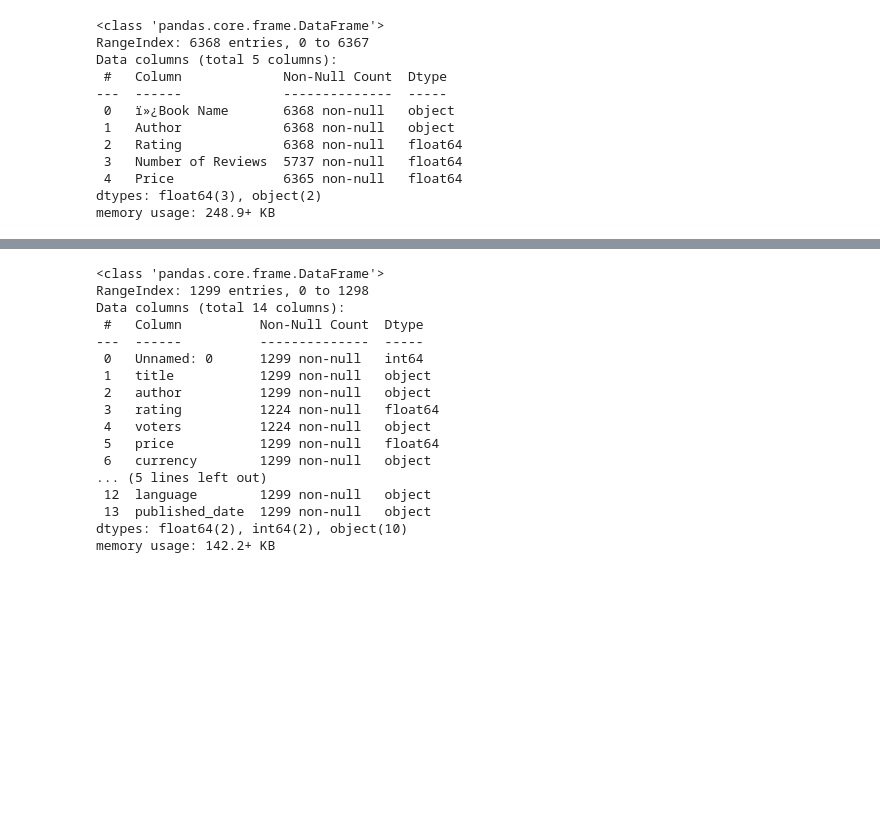
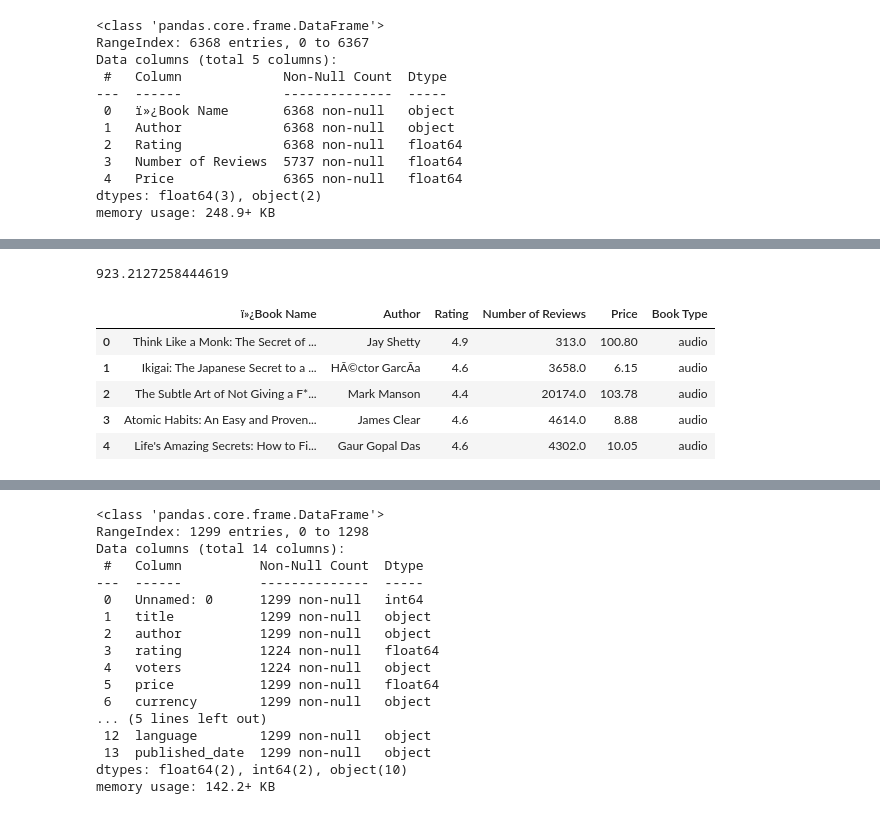
Before and after one commit to laurenmsapp1/comparison_books_audiobooks, a Jupyter notebook: notebooks/comparison_books.ipynb, the cells around one changed output, grey strips where cells are left out. Drawn from its saved outputs; the diff is of its cells as text; code cells hidden in the pictures; blank space fills up the shorter version.

```diff
--- a/notebooks/comparison_books.ipynb
+++ b/notebooks/comparison_books.ipynb
@@ -41,0 +70,19 @@ memory usage: 248.9+ KB
+# %%
+#Figured out the average price prior to updating the column. It turned out that everything has been * 100 so I need to / 100.
+
+avg_price_audio = df_audio["Price"].mean()
+print(avg_price_audio)
+# %% [output]
+923.2127258444619
+# %%
+#Divided the data by 100 - when running a new cell, needed to mute this code because it kept dividing by 100 every time.
+
+df_audio["Price"] = df_audio["Price"] / 100
+df_audio.head()
+# %% [output]
+|  | ï»¿Book Name | Author | Rating | Number of Reviews | Price | Book Type |
+| 0 | Think Like a Monk: The Secret of ... | Jay Shetty | 4.9 | 313.0 | 100.80 | audio |
+| 1 | Ikigai: The Japanese Secret to a ... | HÃ©ctor GarcÃ­a | 4.6 | 3658.0 | 6.15 | audio |
+| 2 | The Subtle Art of Not Giving a F*... | Mark Manson | 4.4 | 20174.0 | 103.78 | audio |
+| 3 | Atomic Habits: An Easy and Proven... | James Clear | 4.6 | 4614.0 | 8.88 | audio |
+| 4 | Life's Amazing Secrets: How to Fi... | Gaur Gopal Das | 4.6 | 4302.0 | 10.05 | audio |
```
Also changed, not shown: parts of 23 cells of this notebook.
